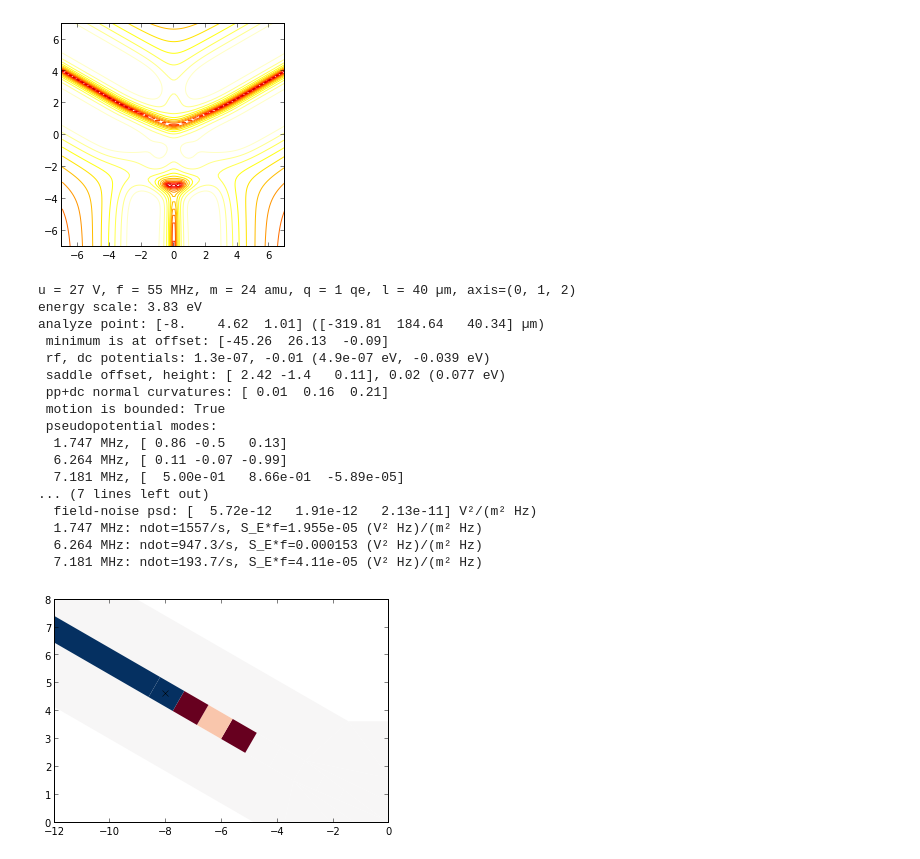
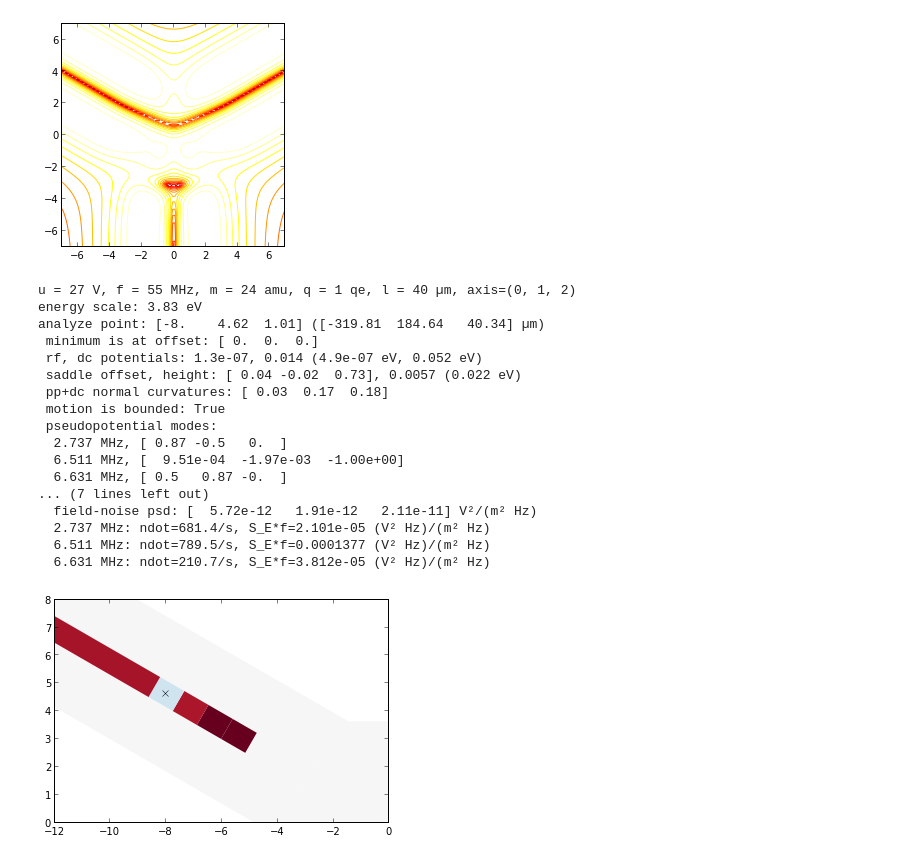
Before and after one commit to nist-ionstorage/electrode, a Jupyter notebook: notebooks/rfjunction.ipynb, the cells around one changed output. Saved outputs shown, nothing was run; the diff lists cells and outputs as text; code cells hidden in the pictures.

```diff
--- a/notebooks/rfjunction.ipynb
+++ b/notebooks/rfjunction.ipynb
@@ -82,10 +83,10 @@ def rfjunction(l1, l2, a1, a2, a3):
     els = [(n, [array(p)[:,0,:] for p in el]) for n, el in els]
     s = System()
     for n, paths in els:
-        s.electrodes.append(PolygonPixelElectrode(name=n, paths=paths,
-                nmax=nmax, cover_height=cover_height))
-    s.electrodes.append(CoverElectrode(name="m",
-        cover_height=cover_height))
+        s.append(PolygonPixelElectrode(name=n, paths=paths,
+                cover_nmax=nmax, cover_height=cover_height))
+    s.append(CoverElectrode(name="m",
+        height=cover_height))
     return s
 # %%
 s = rfjunction(l1=3.7321851829486046, l2=3.0921935283018334,
@@ -100,9 +101,9 @@ s.plot(ax, label="")
 [figure]
 # %%
 # connect b rf, c rf and main rf
-s.electrode("r").rf = 1
-s.electrode("br").rf = 1
-s.electrode("cr").rf = 1
+s["r"].rf = 1
+s["br"].rf = 1
+s["cr"].rf = 1
 
 def channel(x):
     """return channel minimum at x=x"""
@@ -141,55 +141,54 @@ _ = ax.contour(xyz[0].reshape((n,n)), xyz[1].reshape((n,n)),
 # %% [output]
 [figure]
 # %%
-x0a10, x0b10, x0c10 = (channel(s.electrode(e).paths[0].mean(axis=0)[0]) for e in "a10 b10 c10".split())
+x0a10, x0b10, x0c10 = (channel(s[e].paths[0].mean(axis=0)[0]) for e in "a10 b10 c10".split())
 x0 = x0b10
 els = "b7 b8 b9 b10 b11".split()
-us = s.shims([(x0, None, i) for i in "x z xx xz".split()])
+s1 = System(s[i] for i in els)
+us = s1.shims([(x0, None, i) for i in "x z xx xz".split()])
 
 # add some yy curvature
-for eli, ui in zip(els, us[2]):
-    s.electrode(eli).dc = .02*ui
+s1.dcs = .02*us[2]
 
-fig = plt.figure()
-ax = fig.add_subplot(1, 1, 1, aspect="equal")
+fig, ax = plt.subplots()
+ax.set_aspect("equal")
 ax.set_xlim((-12,0))
 ax.set_ylim((0,8))
 s.plot_voltages(ax, label="")
 ax.plot(x0[0], x0[1], "kx")
 
 l = 40e-6
 u = 27.
 m = 24*constants.atomic_mass
 q = 1*constants.elementary_charge
 o = 2*pi*55e6
 scale = (u*q/l/o)**2/(4*m) # rf pseudopotential energy scale
 dc_scale = scale/q # dc energy scale
 
 for line in s.analyze_static(x0, l=l, u=u, o=o, m=m, q=q):
     print line
 
 # undo yy curvature at x0
-for eli in els:
-    s.electrode(eli).dc = .0
+s1 = 0*us[3]
 # %% [output]
 u = 27 V, f = 55 MHz, m = 24 amu, q = 1 qe, l = 40 µm, axis=(0, 1, 2)
 energy scale: 3.83 eV
 analyze point: [-8.    4.62  1.01] ([-319.81  184.64   40.34] µm)
- minimum is at offset: [-45.26  26.13  -0.09]
- rf, dc potentials: 1.3e-07, -0.01 (4.9e-07 eV, -0.039 eV)
- saddle offset, height: [ 2.42 -1.4   0.11], 0.02 (0.077 eV)
- pp+dc normal curvatures: [ 0.01  0.16  0.21]
+ minimum is at offset: [ 0.  0.  0.]
+ rf, dc potentials: 1.3e-07, 0.014 (4.9e-07 eV, 0.052 eV)
+ saddle offset, height: [ 0.04 -0.02  0.73], 0.0057 (0.022 eV)
+ pp+dc normal curvatures: [ 0.03  0.17  0.18]
  motion is bounded: True
  pseudopotential modes:
-  1.747 MHz, [ 0.86 -0.5   0.13]
-  6.264 MHz, [ 0.11 -0.07 -0.99]
-  7.181 MHz, [  5.00e-01   8.66e-01  -5.89e-05]
+  2.737 MHz, [ 0.87 -0.5   0.  ]
+  6.511 MHz, [  9.51e-04  -1.97e-03  -1.00e+00]
+  6.631 MHz, [ 0.5   0.87 -0.  ]
 ... (7 lines left out)
-  field-noise psd: [  5.72e-12   1.91e-12   2.13e-11] V²/(m² Hz)
-  1.747 MHz: ndot=1557/s, S_E*f=1.955e-05 (V² Hz)/(m² Hz)
-  6.264 MHz: ndot=947.3/s, S_E*f=0.000153 (V² Hz)/(m² Hz)
-  7.181 MHz: ndot=193.7/s, S_E*f=4.11e-05 (V² Hz)/(m² Hz)
+  field-noise psd: [  5.72e-12   1.91e-12   2.11e-11] V²/(m² Hz)
+  2.737 MHz: ndot=681.4/s, S_E*f=2.101e-05 (V² Hz)/(m² Hz)
+  6.511 MHz: ndot=789.5/s, S_E*f=0.0001377 (V² Hz)/(m² Hz)
+  6.631 MHz: ndot=210.7/s, S_E*f=3.812e-05 (V² Hz)/(m² Hz)
-[figure, old version]
+[figure, new version]
 # %%
 x0 = channel(0.) # center of b-c channel
 els = "a1 a2 a3 b1 b2 b3 b4 b5 c1 c2 c3 c4 c5".split()
```
Also changed, not shown: parts of 4 cells of this notebook, 3 other files.
